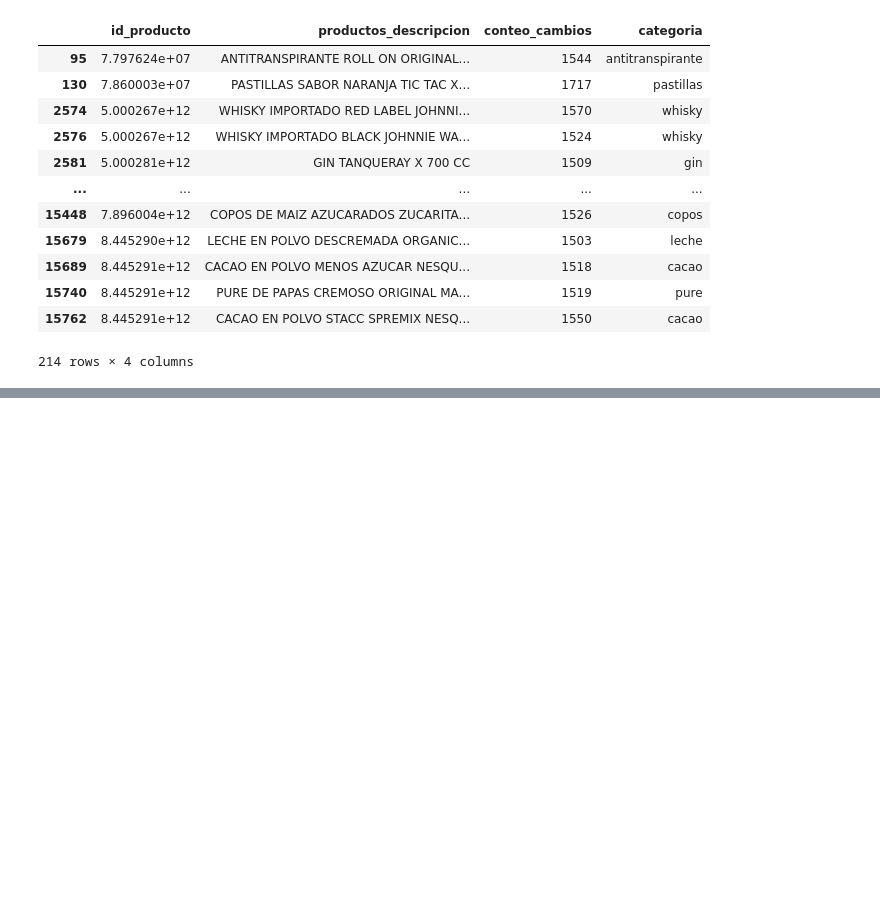
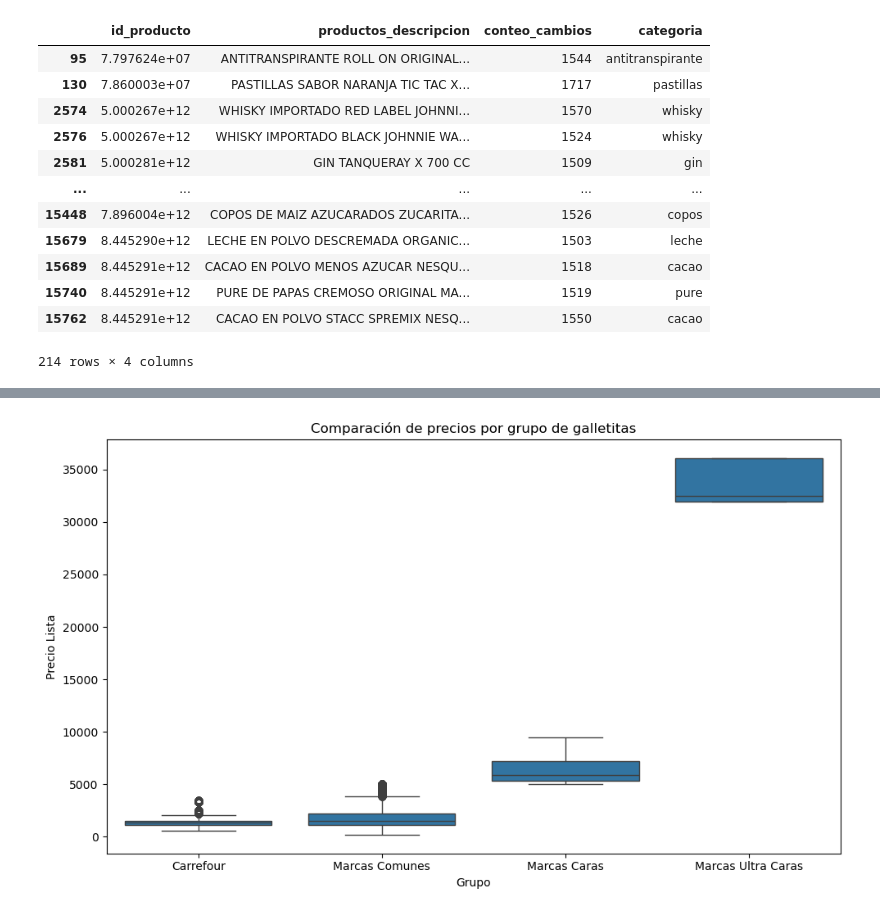
Before and after one commit to MMarck/AdD_proyecto, a Jupyter notebook: proyecto.ipynb, the cells around one changed output, grey strips where cells are left out. Drawn from its saved outputs; the diff is of its cells as text; code cells hidden in the pictures; blank space fills up the shorter version.

Commit message:
feat: pregunta de las marcas propias

```diff
--- a/proyecto.ipynb
+++ b/proyecto.ipynb
@@ -561,0 +651,21 @@ productos_max_cambios
+# %%
+
+df_carrefour = pd.DataFrame({'grupo': 'Carrefour', 'precio': galletitas_carrefour['productos_precio_lista']})
+df_comunes = pd.DataFrame({'grupo': 'Marcas Comunes', 'precio': galletitas_no_carrefour_comunes['productos_precio_lista']})
+df_caras = pd.DataFrame({'grupo': 'Marcas Caras', 'precio': galletitas_no_carrefour_caras['productos_precio_lista']})
+df_ultra_caras = pd.DataFrame({'grupo': 'Marcas Ultra Caras', 'precio': galletitas_no_carrefour_ultra_caras['productos_precio_lista']})
+
+df_todo = pd.concat([df_carrefour, df_comunes, df_caras, df_ultra_caras])
+
+# Boxplot combinado
+plt.figure(figsize=(10, 6))
+sns.boxplot(data=df_todo, x='grupo', y='precio')
+plt.title("Comparación de precios por grupo de galletitas")
+plt.ylabel("Precio Lista")
+plt.xlabel("Grupo")
+# plt.xticks(rotation=45)
+
+plt.tight_layout()
+plt.show()
+# %% [output]
+[figure, added]
```
Also changed, not shown: parts of 15 cells of this notebook.
